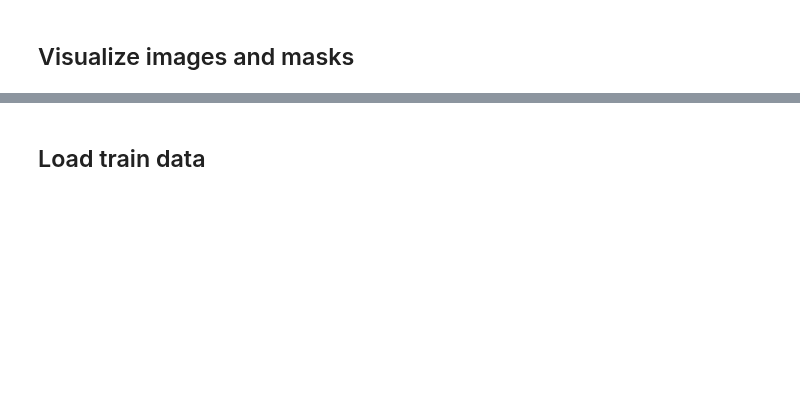
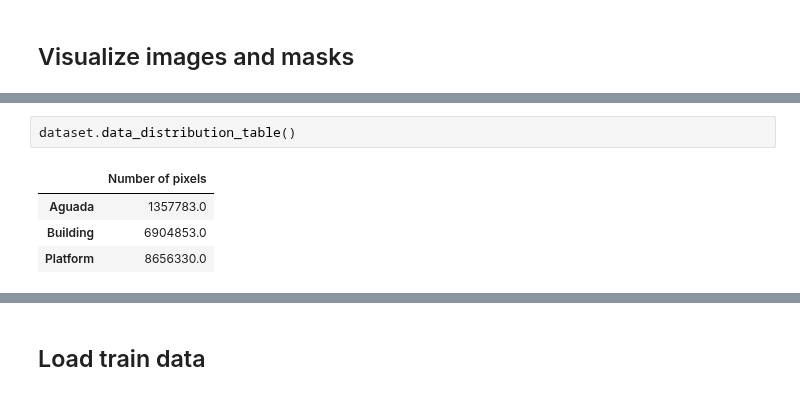
Before and after one commit to biasvariancelabs/aitlas, a Jupyter notebook: examples/semantic_segmentation_example_chactun.ipynb, the cells around one changed output, grey strips where cells are left out. Drawn from its saved outputs; the diff is of its cells as text; blank space fills up the shorter version.

```diff
--- a/examples/semantic_segmentation_example_chactun.ipynb
+++ b/examples/semantic_segmentation_example_chactun.ipynb
@@ -26,0 +27,7 @@ Total number of patches: 1344
+# %%
+dataset.data_distribution_table()
+# %% [output]
+|  | Number of pixels |
+| Aguada | 1357783.0 |
+| Building | 6904853.0 |
+| Platform | 8656330.0 |
```
Also changed, not shown: parts of 8 cells of this notebook.
